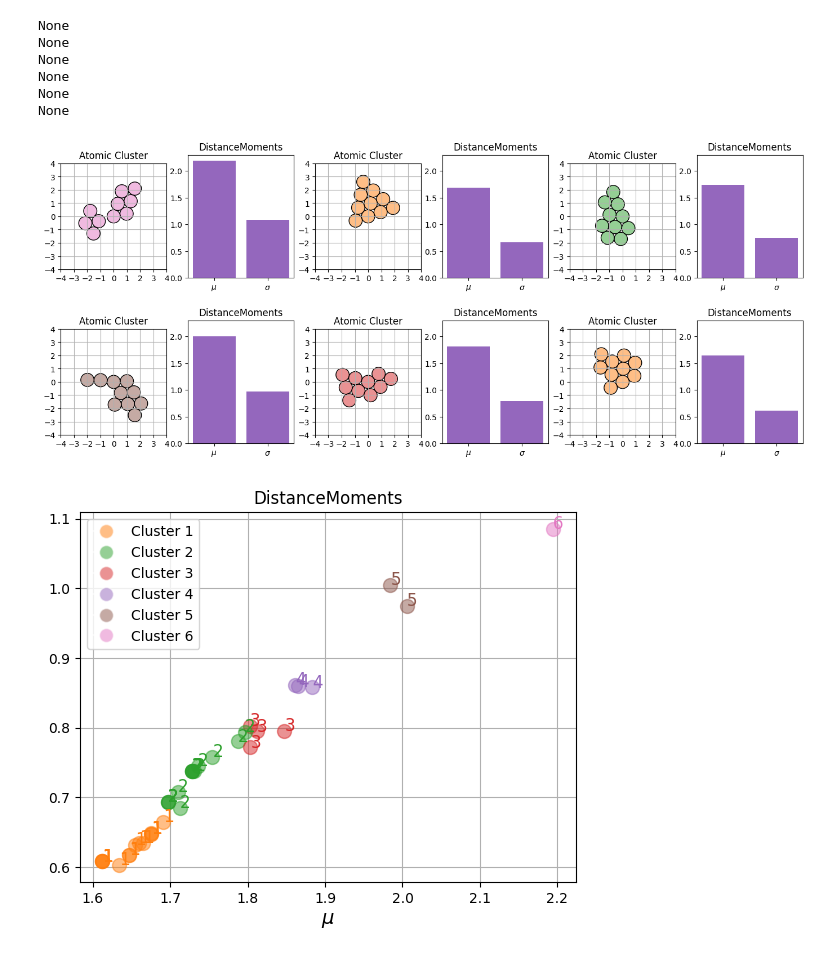
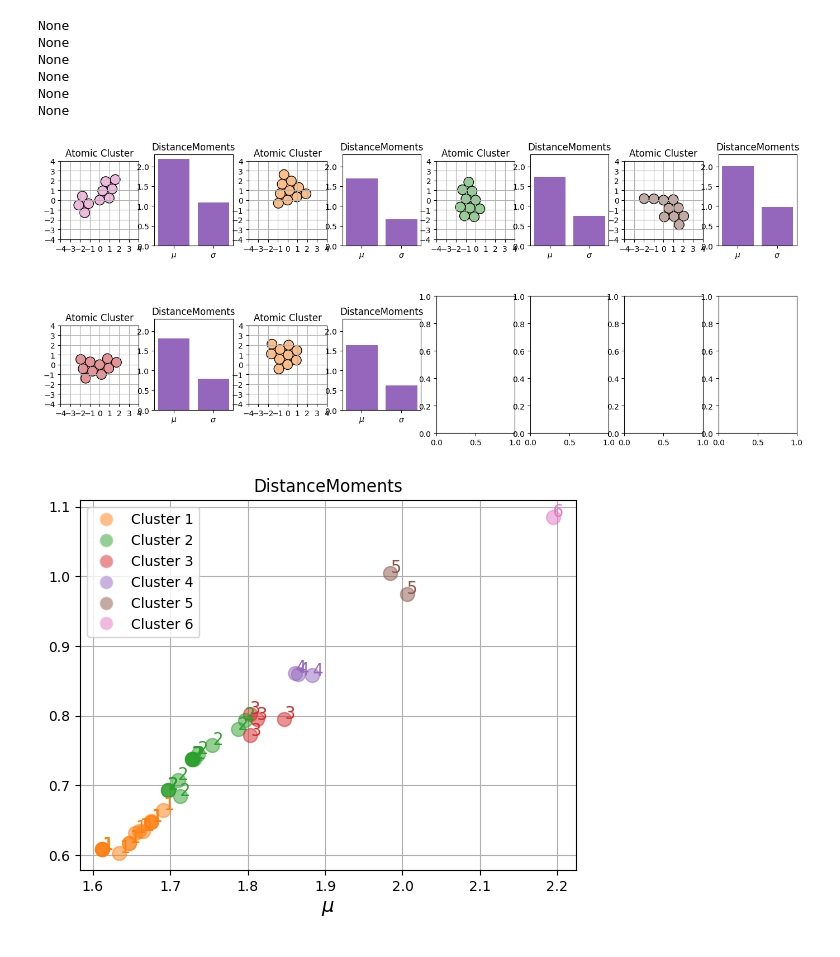
Before and after one commit to TobiasJohannessen/TobiasJohannessen.github.io, a Jupyter notebook: Computational Physics/Exercises/Week 4/Exercise 18.ipynb, the cells around one changed output. Cells and saved outputs as stored; diff of their text form; code cells hidden in the pictures.

```diff
--- a/Computational Physics/Exercises/Week 4/Exercise 18.ipynb
+++ b/Computational Physics/Exercises/Week 4/Exercise 18.ipynb
@@ -12,34 +12,34 @@ positions = pos_flat.reshape(-1,pos_flat.shape[1]//2,2)
 # %%
 
 clusters_idx = [1, 5, 10, 22, 0, 6]
 
-fig, axs = plt.subplots(2, 6, figsize=(17, 7))
+fig, axs = plt.subplots(2, 8, figsize=(17, 7))
 
 clusters = [AtomicCluster(pos, descriptor_methods=DistanceMoments) for pos in positions[clusters_idx]]
 
 axs = axs.flatten()
 for ax1, ax2, cluster in zip(axs[::2], axs[1::2], clusters):
     print(cluster._cluster)
     cluster.draw(ax1)
     ax1.set_aspect('equal')
     ax1.set(xlim=(-4, 4), ylim=(-4, 4))
     ax1.grid()
     ax1.set_xticks(np.arange(-4, 5, 1))
     ax1.set_yticks(np.arange(-4, 5, 1))
     cluster.draw_descriptor(ax2)
     ax2.set_aspect('equal')
 
 
 
 save_plot(fig, 'DistanceMoments', bbox_inches='tight')
 # %% [output]
 None
 None
 None
 None
 None
 None
-[figure, old version]
+[figure, new version]
 # %%
 fig, ax = plt.subplots()
 
```
Also changed, not shown: 23 other files.
